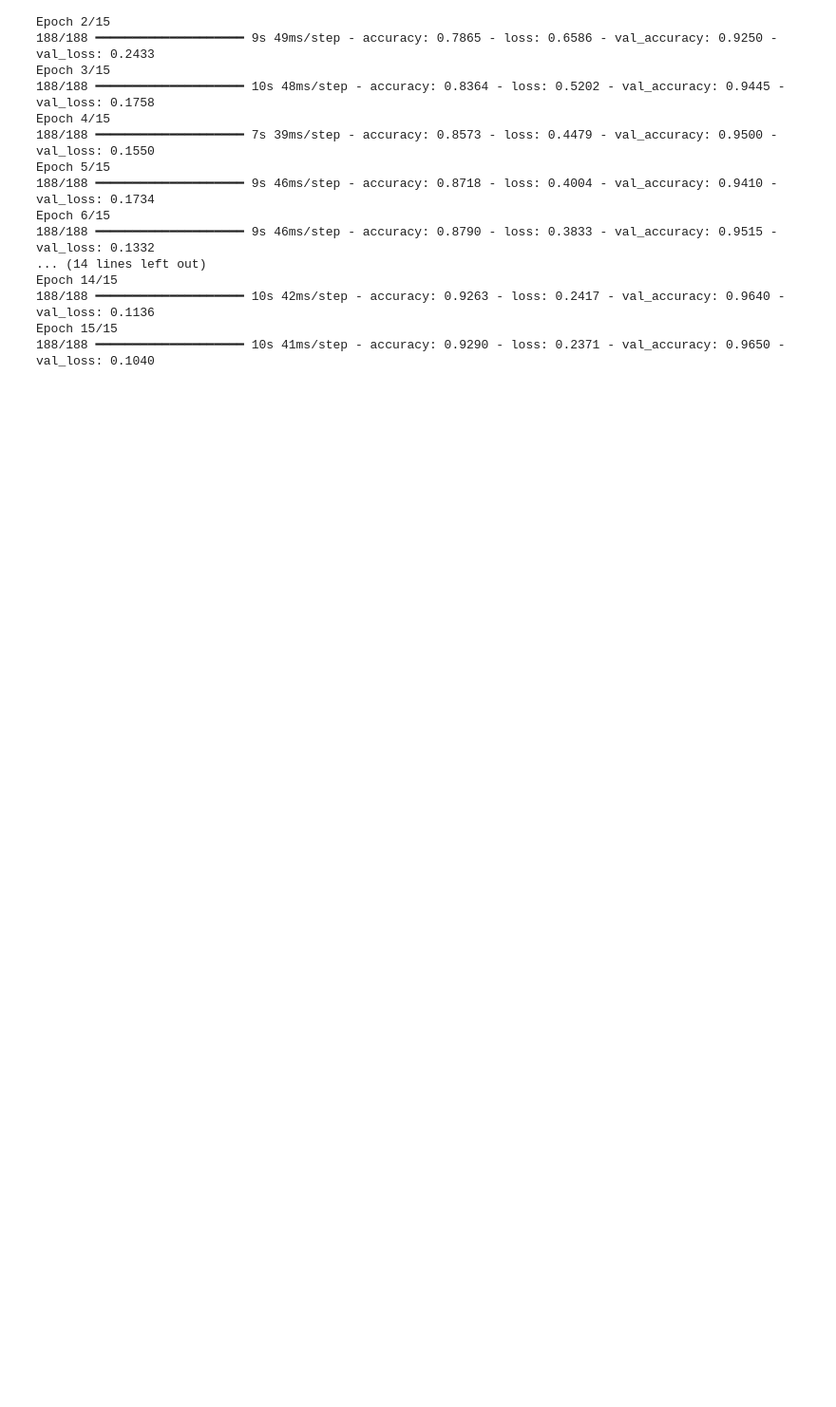
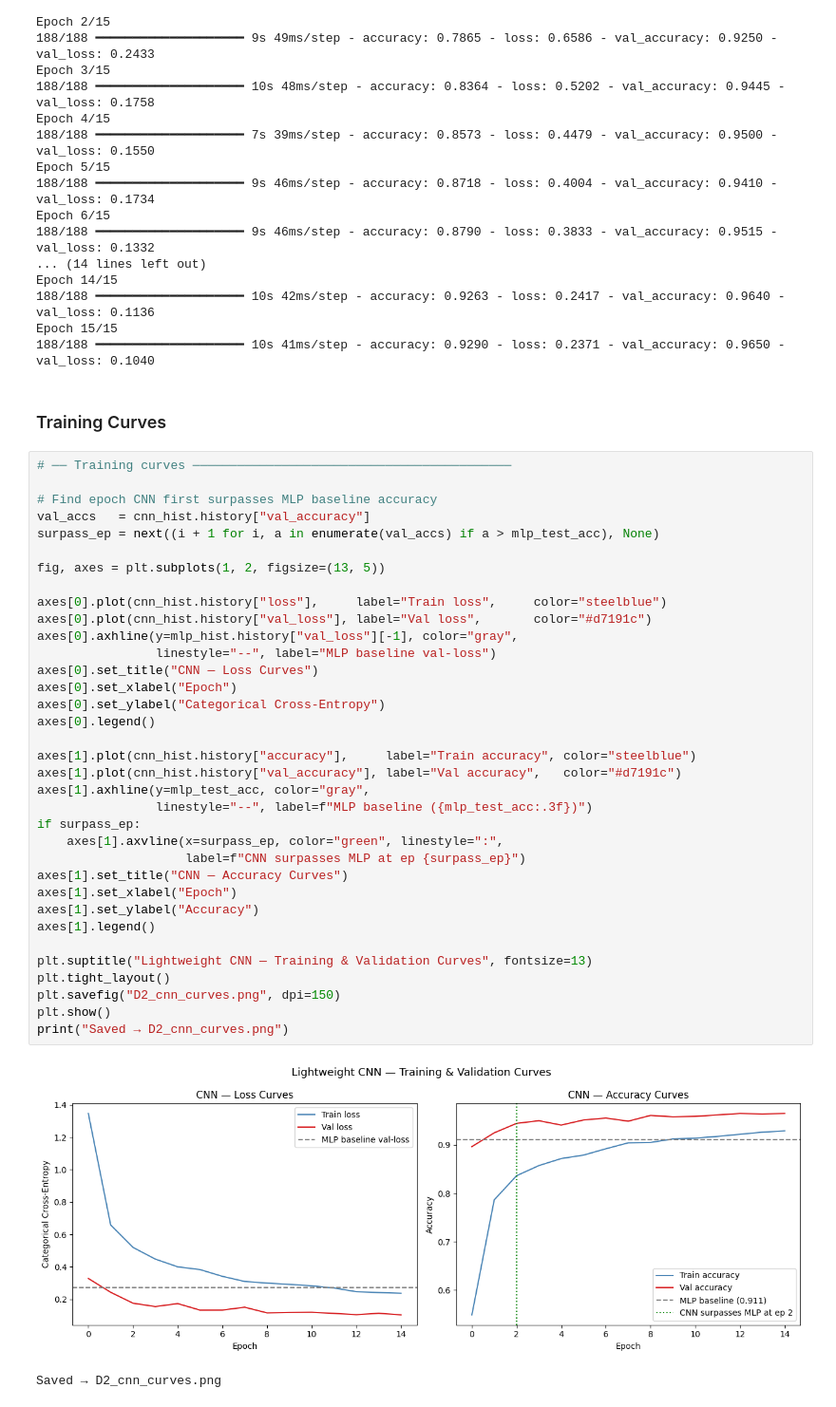
Before and after one commit to maryam2004-hub/i23-6004-DM-Assignment4, a Jupyter notebook: i23_6004_DS_B_DMAssignment4.ipynb, the cells around one changed output. Shown at 95% size. Saved outputs shown, nothing was run; the diff lists cells and outputs as text; blank space fills up the shorter version.

Commit message:
Plotted training curves and did evaluation for CNN

```diff
--- a/i23_6004_DS_B_DMAssignment4.ipynb
+++ b/i23_6004_DS_B_DMAssignment4.ipynb
@@ -1826,3 +1826,43 @@ Epoch 14/15
 188/188 ━━━━━━━━━━━━━━━━━━━━ 10s 42ms/step - accuracy: 0.9263 - loss: 0.2417 - val_accuracy: 0.9640 - val_loss: 0.1136
 Epoch 15/15
 188/188 ━━━━━━━━━━━━━━━━━━━━ 10s 41ms/step - accuracy: 0.9290 - loss: 0.2371 - val_accuracy: 0.9650 - val_loss: 0.1040
+# %% [markdown]
+### Training Curves
+# %%
+# ── Training curves ───────────────────────────────────────────
+
+# Find epoch CNN first surpasses MLP baseline accuracy
+val_accs   = cnn_hist.history["val_accuracy"]
+surpass_ep = next((i + 1 for i, a in enumerate(val_accs) if a > mlp_test_acc), None)
+
+fig, axes = plt.subplots(1, 2, figsize=(13, 5))
+
+axes[0].plot(cnn_hist.history["loss"],     label="Train loss",     color="steelblue")
+axes[0].plot(cnn_hist.history["val_loss"], label="Val loss",       color="#d7191c")
+axes[0].axhline(y=mlp_hist.history["val_loss"][-1], color="gray",
+                linestyle="--", label="MLP baseline val-loss")
+axes[0].set_title("CNN — Loss Curves")
+axes[0].set_xlabel("Epoch")
+axes[0].set_ylabel("Categorical Cross-Entropy")
+axes[0].legend()
+
+axes[1].plot(cnn_hist.history["accuracy"],     label="Train accuracy", color="steelblue")
+axes[1].plot(cnn_hist.history["val_accuracy"], label="Val accuracy",   color="#d7191c")
+axes[1].axhline(y=mlp_test_acc, color="gray",
+                linestyle="--", label=f"MLP baseline ({mlp_test_acc:.3f})")
+if surpass_ep:
+    axes[1].axvline(x=surpass_ep, color="green", linestyle=":",
+                    label=f"CNN surpasses MLP at ep {surpass_ep}")
+axes[1].set_title("CNN — Accuracy Curves")
+axes[1].set_xlabel("Epoch")
+axes[1].set_ylabel("Accuracy")
+axes[1].legend()
+
+plt.suptitle("Lightweight CNN — Training & Validation Curves", fontsize=13)
+plt.tight_layout()
+plt.savefig("D2_cnn_curves.png", dpi=150)
+plt.show()
+print("Saved → D2_cnn_curves.png")
+# %% [output]
+[figure, added]
+Saved → D2_cnn_curves.png
```
Also changed, not shown: parts of 2 cells of this notebook.
